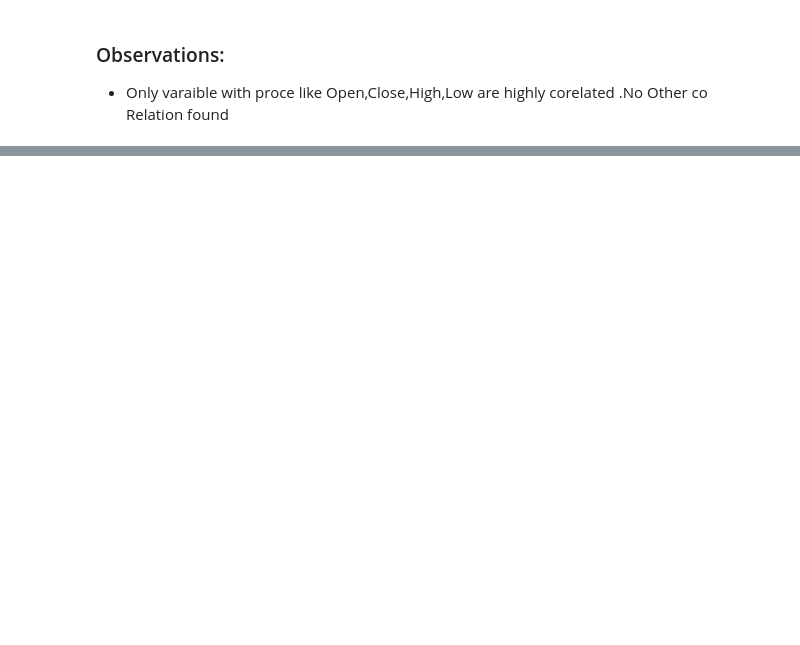
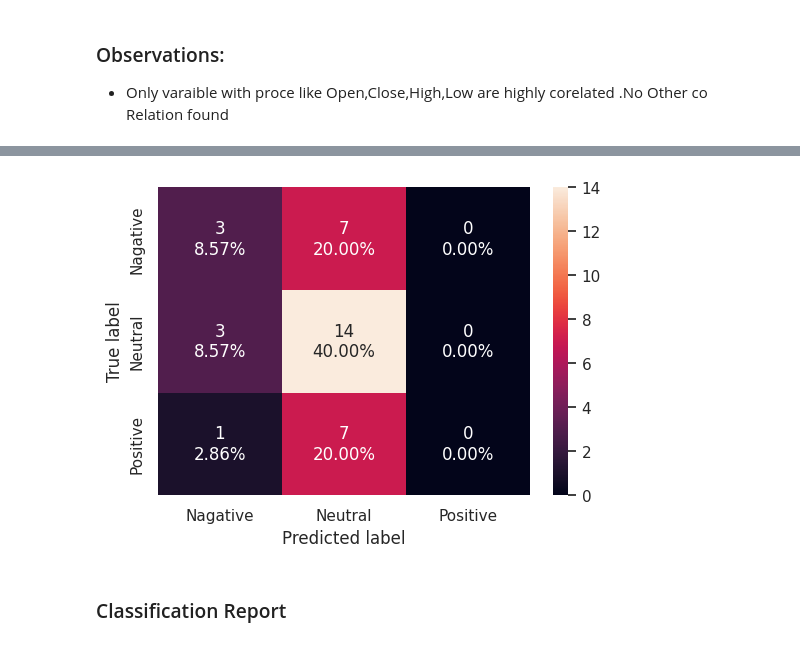
Before and after one commit to Rajesh2015/Credit-Card-Transaction-Sql-Analysis, a Jupyter notebook: IP_Stock_Market_News_Sentiment_Analysis_and_Summarization_Solution.ipynb, the cells around one changed output, grey strips where cells are left out. Saved outputs shown, nothing was run; the diff lists cells and outputs as text; code cells hidden in the pictures; blank space fills up the shorter version.

```diff
--- a/IP_Stock_Market_News_Sentiment_Analysis_and_Summarization_Solution.ipynb
+++ b/IP_Stock_Market_News_Sentiment_Analysis_and_Summarization_Solution.ipynb
@@ -631,0 +1117,4 @@ sns.pairplot(data=data,hue='sentiment_label',palette=pellete);
+# %%
+confusion_matrix_sklearn(rf_word2vec, X_valid_word2vec, y_valid_word2vec)
+# %% [output]
+[figure, added]
@@ -631,0 +1127,2 @@ sns.pairplot(data=data,hue='sentiment_label',palette=pellete);
+# %% [markdown]
+### Classification Report
```
Also changed, not shown: parts of 126 cells of this notebook.
